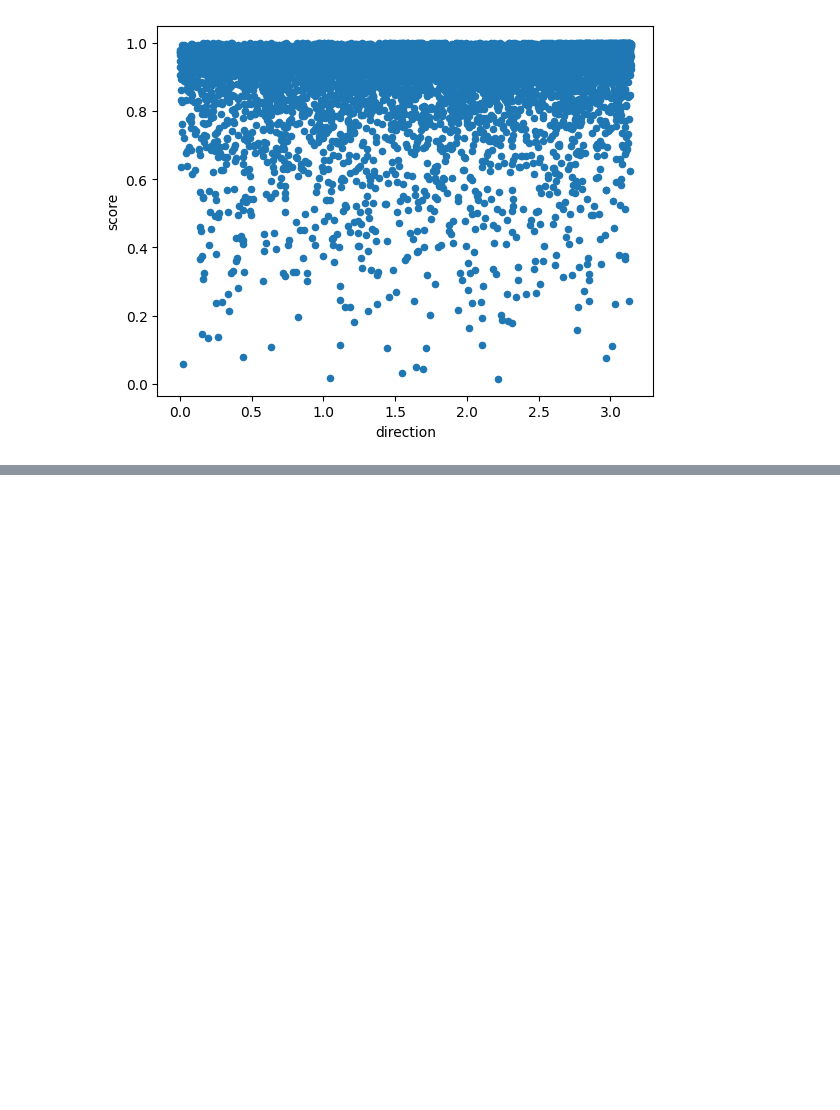
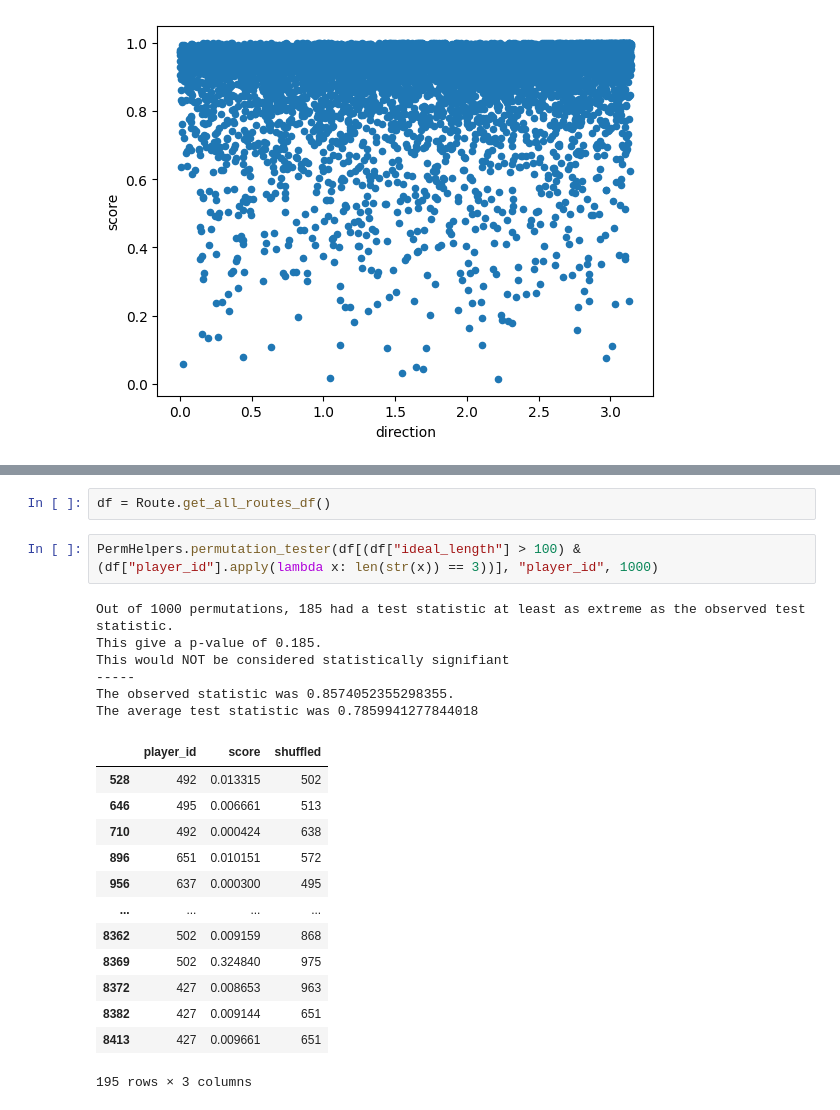
Before and after one commit to MattTokunaga/SMTDataChallenge2024, a Jupyter notebook: playground.ipynb, the cells around one changed output, grey strips where cells are left out. Saved outputs shown, nothing was run; the diff lists cells and outputs as text; blank space fills up the shorter version.

```diff
--- a/playground.ipynb
+++ b/playground.ipynb
@@ -640,0 +663,24 @@ df.plot(kind = "scatter", x = "direction", y = "score")
+# %%
+df = Route.get_all_routes_df()
+# %%
+PermHelpers.permutation_tester(df[(df["ideal_length"] > 100) & (df["player_id"].apply(lambda x: len(str(x)) == 3))], "player_id", 1000)
+# %% [output]
+Out of 1000 permutations, 185 had a test statistic at least as extreme as the observed test statistic.
+This give a p-value of 0.185.
+This would NOT be considered statistically signifiant
+-----
+The observed statistic was 0.8574052355298355.
+The average test statistic was 0.7859941277844018
+|  | player_id | score | shuffled |
+| 528 | 492 | 0.013315 | 502 |
+| 646 | 495 | 0.006661 | 513 |
+| 710 | 492 | 0.000424 | 638 |
+| 896 | 651 | 0.010151 | 572 |
+| 956 | 637 | 0.000300 | 495 |
+| ... | ... | ... | ... |
+| 8362 | 502 | 0.009159 | 868 |
+| 8369 | 502 | 0.324840 | 975 |
+| 8372 | 427 | 0.008653 | 963 |
+| 8382 | 427 | 0.009144 | 651 |
+| 8413 | 427 | 0.009661 | 651 |
+195 rows × 3 columns
```
Also changed, not shown: parts of 15 cells of this notebook.
